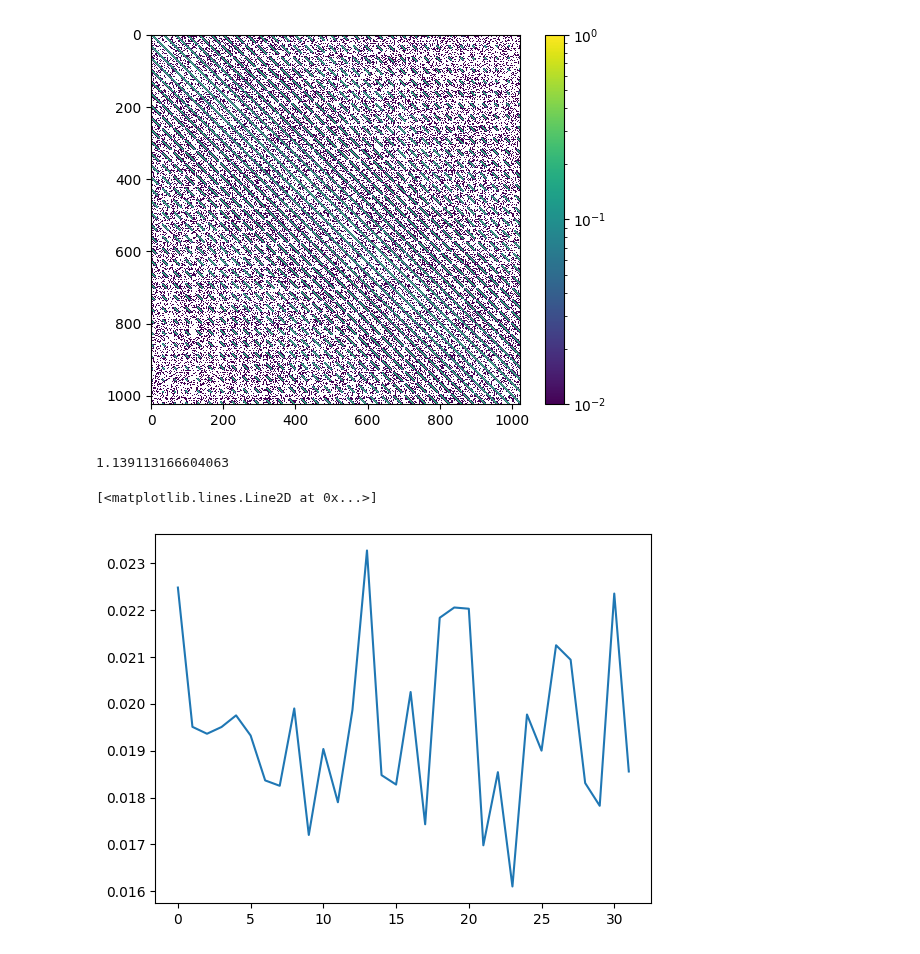
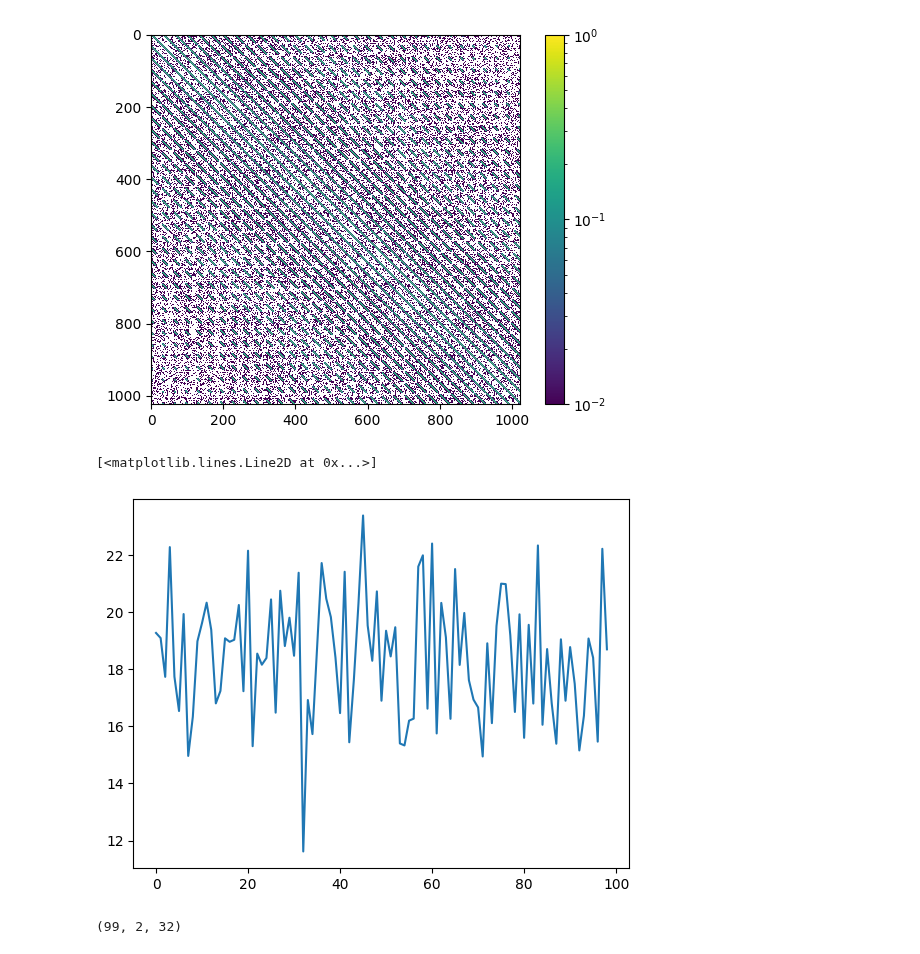
Before and after one commit to Rachel-0420/Toy-Model-for-Field-Level, a Jupyter notebook: ML_Estimator.ipynb, the cells around one changed output. Saved outputs shown, nothing was run; the diff lists cells and outputs as text; code cells hidden in the pictures.

Commit message:
added ML estimator function

```diff
--- a/ML_Estimator.ipynb
+++ b/ML_Estimator.ipynb
@@ -64,5 +72,5 @@ Inference
 # %%
-def generate_simulation(seed=None):
+def generate_simulation(C_atm, seed=None):
     # change random seeds every time we call
     if seed is not None:
         np.random.seed(seed)
@@ -73,7 +81,7 @@ def generate_simulation(seed=None):
     c_true = np.random.multivariate_normal(mean=np.zeros(n_pix), cov=C_c)
     c_true -= c_true.mean()
     # a_s^0: Atmospheric field at t=0
-    a_true = np.random.multivariate_normal(mean=np.zeros(n_atm), cov=C_a)
+    a_true = np.random.multivariate_normal(mean=np.zeros(n_atm), cov=C_atm)
     a_true -= a_true.mean()
 
     # Operators
@@ -108,20 +116,30 @@ def generate_simulation(seed=None):
     d_s = CMB_time_series + Atmo_time_series + epsilon_s
     return CMB_time_series, Atmo_time_series, epsilon_s, d_s, a_true, c_true, P, L_s
 
-CMB_time_series, Atmo_time_series, epsilon_s, d_s, a_true, c_true, P, L_s = generate_simulation()
+# CMB_time_series, Atmo_time_series, epsilon_s, d_s, a_true, c_true, P, L_s = generate_simulation()
+simulation_list = [
+    generate_simulation(C_atm, seed=i)
+    for i, C_atm in enumerate(C_a_pack)
+]
 # %%
-# Effective Covariance
-# N_tilde_s = N_s + L_s C_a L_s^T
-N_tilde_s = N_s + L_s @ C_a @ L_s.T
-N_tilde_inv = la.inv(N_tilde_s)
+def estimator(simulation):
+    CMB_time_series, Atmo_time_series, epsilon_s, d_s, a_true, c_true, P, L_s = simulation
+    # Effective Covariance
+    # N_tilde_s = N_s + L_s C_a L_s^T
+    N_tilde_s = N_s + L_s @ C_a @ L_s.T
+    N_tilde_inv = la.inv(N_tilde_s)
 
-# Estimator Covariance
-# Cov(c_hat) = (Sum P^T N_tilde^-1 P + C_c^-1)^-1
-inv_cov_posterior = P.T @ N_tilde_inv @ P + C_c_inv
-cov_c_hat = la.inv(inv_cov_posterior)
+    # Estimator Covariance
+    # Cov(c_hat) = (Sum P^T N_tilde^-1 P + C_c^-1)^-1
+    inv_cov_posterior = P.T @ N_tilde_inv @ P + C_c_inv
+    cov_c_hat = la.inv(inv_cov_posterior)
 
-# MAP Estimator
-# c_hat = Cov(c_hat) * (Sum P^T N_tilde^-1 d_s)
-weighted_data = P.T @ N_tilde_inv @ d_s
-c_hat = cov_c_hat @ weighted_data
+    # MAP Estimator
+    # c_hat = Cov(c_hat) * (Sum P^T N_tilde^-1 d_s)
+    weighted_data = P.T @ N_tilde_inv @ d_s
+    c_hat = cov_c_hat @ weighted_data
+
+    return (c_true, c_hat)
+
+estimator_pack =  [estimator(simulation) for simulation in simulation_list]
 # %%
@@ -157,10 +193,10 @@ plt.show()
 [figure]
 [figure]
 [figure]
-# %%
-print(statistics.stdev(c_true))
-plt.plot(c_true-c_hat)
-# %% [output]
-1.139113166604063
-[<matplotlib.lines.Line2D at 0x...>]
-[figure, removed]
+# %%
+value = [statistics.stdev(b - a) * sigma_n **(-2) for a, b in estimator_pack]
+
+plt.plot(value)
+# %% [output]
+[<matplotlib.lines.Line2D at 0x...>]
+[figure, added]
@@ -166,0 +217,4 @@ plt.plot(c_true-c_hat)
+# %%
+print(np.shape(ML_estimator_pack))
+# %% [output]
+(99, 2, 32)
```
Also changed, not shown: parts of 6 cells of this notebook.
